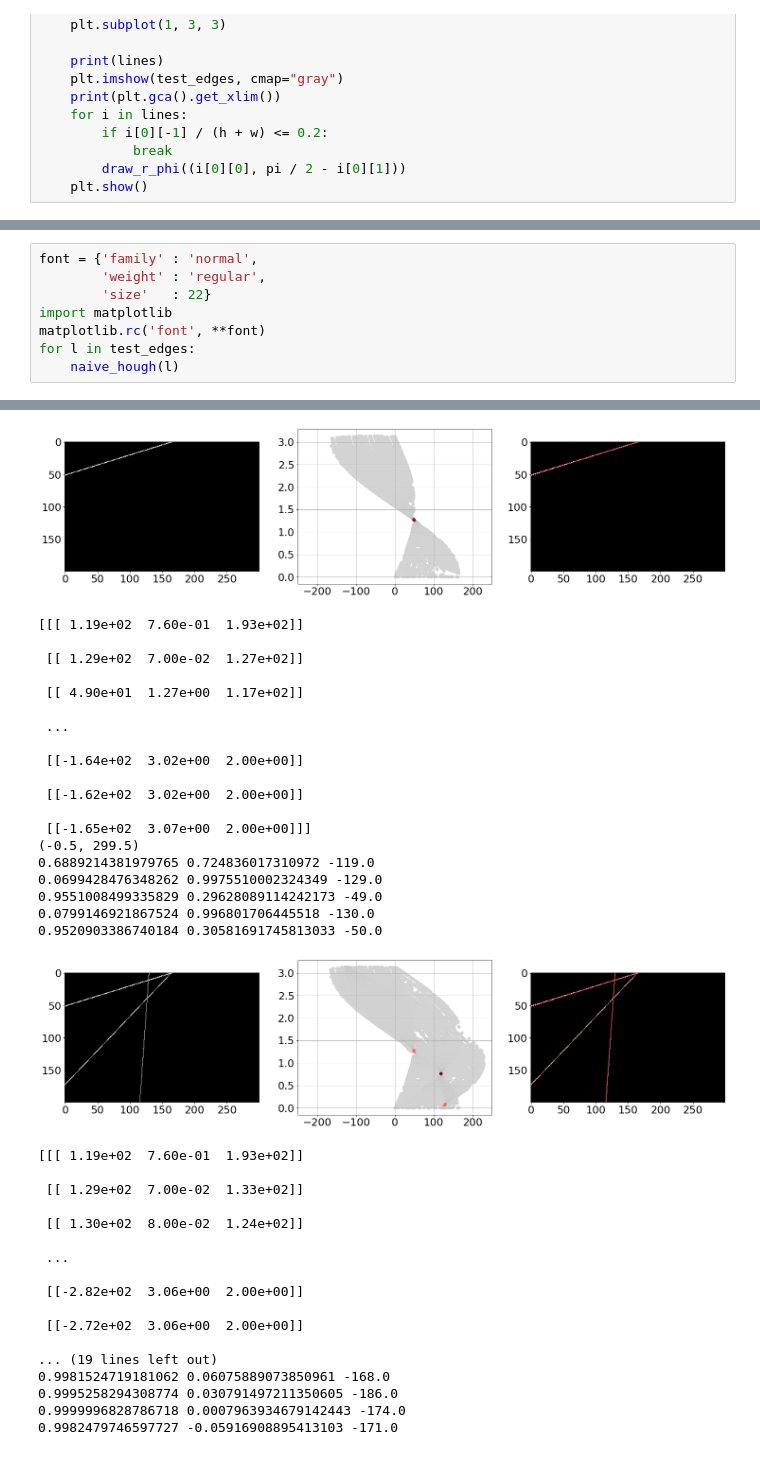
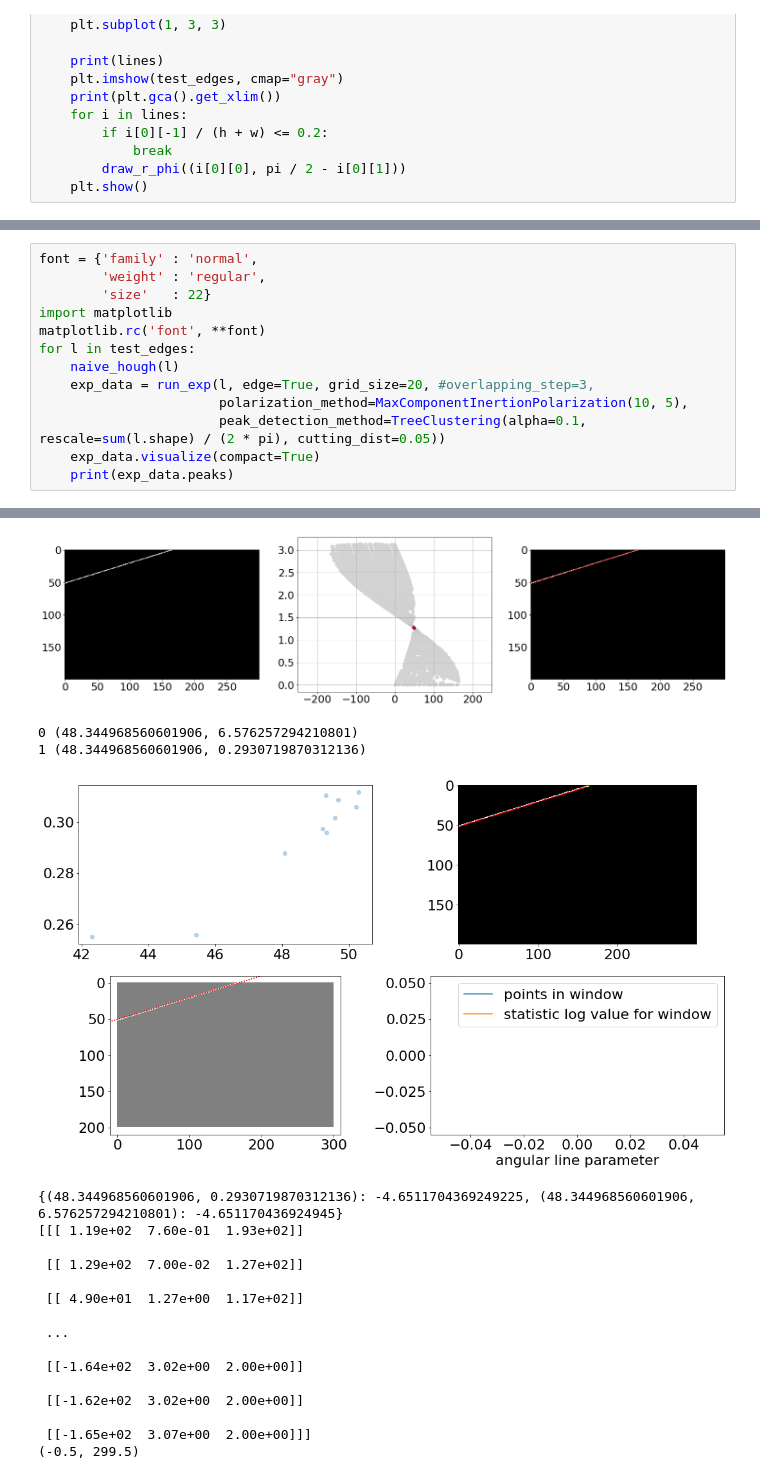
Before and after one commit to Derrior/noisy-line, a Jupyter notebook: src/NaiveHough.ipynb, the cells around one changed output, grey strips where cells are left out. Saved outputs shown, nothing was run; the diff lists cells and outputs as text.

Commit message:
added tree clustering method

```diff
--- a/src/NaiveHough.ipynb
+++ b/src/NaiveHough.ipynb
@@ -68,6 +73,11 @@ import matplotlib
 matplotlib.rc('font', **font)
 for l in test_edges:
     naive_hough(l)
+    exp_data = run_exp(l, edge=True, grid_size=20, #overlapping_step=3,
+                       polarization_method=MaxComponentInertionPolarization(10, 5),
+                       peak_detection_method=TreeClustering(alpha=0.1, rescale=sum(l.shape) / (2 * pi), cutting_dist=0.05))
+    exp_data.visualize(compact=True)
+    print(exp_data.peaks)
 # %% [output]
 [[[ 49.          1.27      115.       ]]
 
@@ -88,38 +96,19 @@ for l in test_edges:
 [figure]
-[[[ 1.19e+02  7.60e-01  1.93e+02]]
-
- [[ 1.29e+02  7.00e-02  1.27e+02]]
-
- [[ 4.90e+01  1.27e+00  1.17e+02]]
-
- ...
-
- [[-1.64e+02  3.02e+00  2.00e+00]]
-
- [[-1.62e+02  3.02e+00  2.00e+00]]
-
- [[-1.65e+02  3.07e+00  2.00e+00]]]
-(-0.5, 299.5)
-0.6889214381979765 0.724836017310972 -119.0
-0.0699428476348262 0.9975510002324349 -129.0
-0.9551008499335829 0.29628089114242173 -49.0
-0.0799146921867524 0.996801706445518 -130.0
-0.9520903386740184 0.30581691745813033 -50.0
+0 (48.344968560601906, 6.576257294210801)
+1 (48.344968560601906, 0.2930719870312136)
-[figure, old version]
+[figure, new version]
+{(48.344968560601906, 0.2930719870312136): -4.6511704369249225, (48.344968560601906, 6.576257294210801): -4.651170436924945}
 [[[ 1.19e+02  7.60e-01  1.93e+02]]
 
- [[ 1.29e+02  7.00e-02  1.33e+02]]
+ [[ 1.29e+02  7.00e-02  1.27e+02]]
 
- [[ 1.30e+02  8.00e-02  1.24e+02]]
+ [[ 4.90e+01  1.27e+00  1.17e+02]]
 
  ...
 
- [[-2.82e+02  3.06e+00  2.00e+00]]
+ [[-1.64e+02  3.02e+00  2.00e+00]]
 
- [[-2.72e+02  3.06e+00  2.00e+00]]
+ [[-1.62e+02  3.02e+00  2.00e+00]]
 
-... (19 lines left out)
-0.9981524719181062 0.06075889073850961 -168.0
-0.9995258294308774 0.030791497211350605 -186.0
-0.9999996828786718 0.0007963934679142443 -174.0
-0.9982479746597727 -0.05916908895413103 -171.0
+ [[-1.65e+02  3.07e+00  2.00e+00]]]
+(-0.5, 299.5)
```
Also changed, not shown: parts of 3 cells of this notebook, 7 other files.
